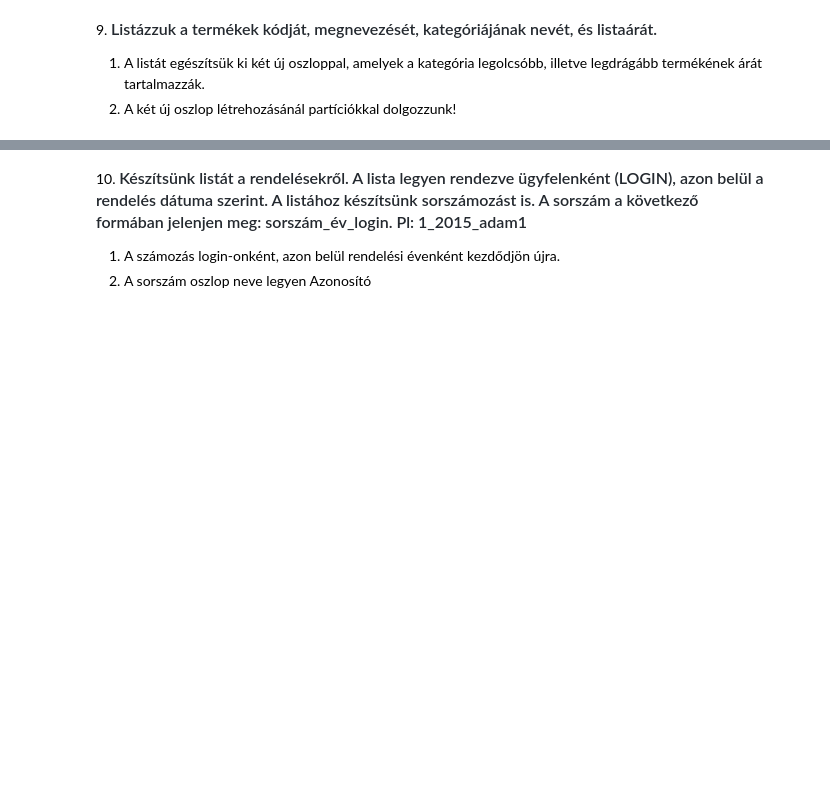
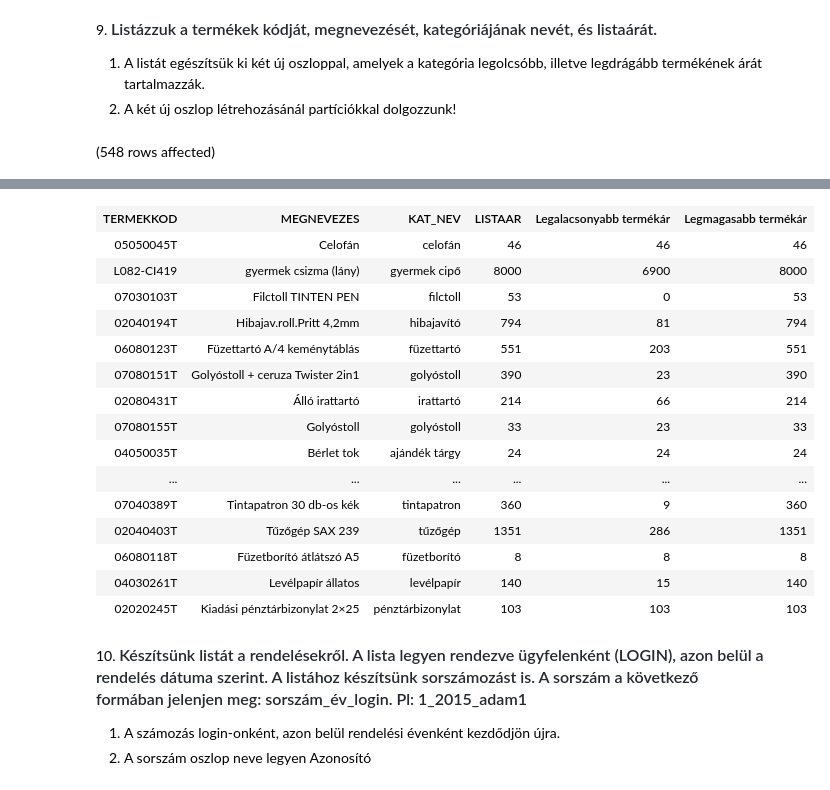
Before and after one commit to csokibalazs/SQLGyak, a Jupyter notebook: 5.gyak/gyakorlat05_feladatok.ipynb, the cells around one changed output, grey strips where cells are left out. Drawn from its saved outputs; the diff is of its cells as text; code cells hidden in the pictures; blank space fills up the shorter version.

```diff
--- a/5.gyak/gyakorlat05_feladatok.ipynb
+++ b/5.gyak/gyakorlat05_feladatok.ipynb
@@ -85,3 +190,14 @@ Total execution time: 00:00:00.780
 
 1. A listát egészítsük ki két új oszloppal, amelyek a kategória legolcsóbb, illetve legdrágább termékének árát tartalmazzák.
 2. A két új oszlop létrehozásánál partíciókkal dolgozzunk!
+# %%
+SELECT DISTINCT t.TERMEKKOD,
+         MEGNEVEZES,
+         KAT_NEV,
+         t.LISTAAR,
+         MIN(LISTAAR) OVER(PARTITION BY t.KAT_ID ORDER BY LISTAAR) AS 'Legalacsonyabb termékár',
+         MAX(LISTAAR) OVER(PARTITION BY t.KAT_ID ORDER BY LISTAAR) AS 'Legmagasabb termékár'
+FROM Rendeles_tetel rt JOIN Termek t ON rt.TERMEKKOD = t.TERMEKKOD
+                        JOIN Termekkategoria tk ON tk.KAT_ID = t.KAT_ID
+# %% [output]
+(548 rows affected)
@@ -88,3 +205,19 @@ Total execution time: 00:00:00.780
+| TERMEKKOD | MEGNEVEZES | KAT_NEV | LISTAAR | Legalacsonyabb termékár | Legmagasabb termékár |
+| 05050045T | Celofán | celofán | 46 | 46 | 46 |
+| L082-CI419 | gyermek csizma (lány) | gyermek cipő | 8000 | 6900 | 8000 |
+| 07030103T | Filctoll TINTEN PEN | filctoll | 53 | 0 | 53 |
+| 02040194T | Hibajav.roll.Pritt 4,2mm | hibajavító | 794 | 81 | 794 |
+| 06080123T | Füzettartó A/4 keménytáblás | füzettartó | 551 | 203 | 551 |
+| 07080151T | Golyóstoll + ceruza Twister 2in1 | golyóstoll | 390 | 23 | 390 |
+| 02080431T | Álló irattartó | irattartó | 214 | 66 | 214 |
+| 07080155T | Golyóstoll | golyóstoll | 33 | 23 | 33 |
+| 04050035T | Bérlet tok | ajándék tárgy | 24 | 24 | 24 |
+| ... | ... | ... | ... | ... | ... |
+| 07040389T | Tintapatron 30 db-os kék | tintapatron | 360 | 9 | 360 |
+| 02040403T | Tűzőgép SAX 239 | tűzőgép | 1351 | 286 | 1351 |
+| 06080118T | Füzetborító átlátszó A5 | füzetborító | 8 | 8 | 8 |
+| 04030261T | Levélpapír állatos | levélpapír | 140 | 15 | 140 |
+| 02020245T | Kiadási pénztárbizonylat 2×25 | pénztárbizonylat | 103 | 103 | 103 |
 # %% [markdown]
 10. <span style="font-weight: 600; color: rgb(36, 41, 47); font-family: -apple-system, BlinkMacSystemFont, &quot;Segoe UI&quot;, Helvetica, Arial, sans-serif, &quot;Apple Color Emoji&quot;, &quot;Segoe UI Emoji&quot;; font-size: 16px;">Készítsünk listát a rendelésekről. A lista legyen rendezve ügyfelenként (LOGIN), azon belül a rendelés dátuma szerint. A listához készítsünk sorszámozást is. A sorszám a következő formában jelenjen meg: sorszám_év_login. Pl: 1_2015_adam1</span>
 
```
Also changed, not shown: parts of 8 cells of this notebook.
